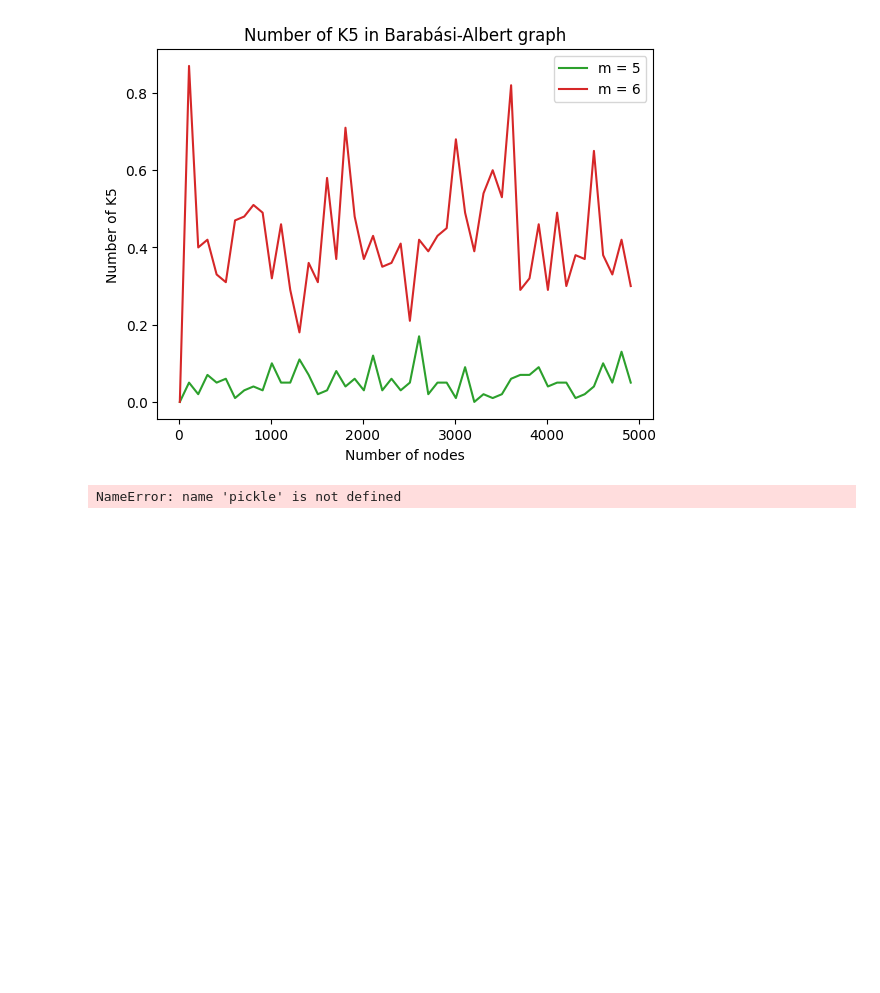
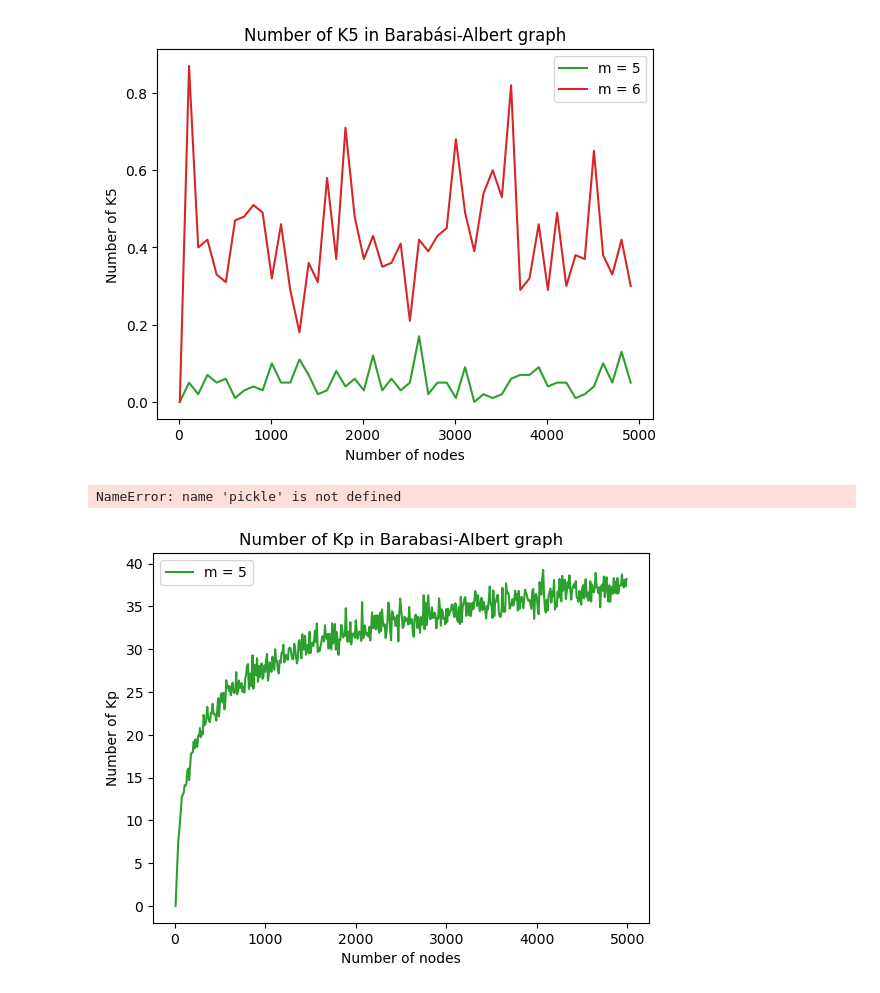
Before and after one commit to karoljanic/preferential-colouring-of-random-graphs, a Jupyter notebook: preferential-colouring-of-random-graphs.ipynb, the cells around one changed output. Cells and saved outputs as stored; diff of their text form; code cells hidden in the pictures; blank space fills up the shorter version.

```diff
--- a/preferential-colouring-of-random-graphs.ipynb
+++ b/preferential-colouring-of-random-graphs.ipynb
@@ -791,3 +791,39 @@ plt.legend()
 plt.show()
 # %% [output]
 NameError: name 'pickle' is not defined
+# %%
+COLORS = ["#1f77b4", "#ff7f0e", "#2ca02c", "#d62728", "#9467bd", "#8c564b", "#e377c2", "#7f7f7f", "#bcbd22", "#17becf"]
+
+p = 4
+c = 300000
+reps = 10
+
+def kp_expected_number(p, n, m, c):
+    return (m**p) * (math.log(n)**p) / c
+
+for m in [5]:
+    x = []
+    y = []
+    exp_y = []
+    for n in range(10, 5000, 10):
+        ex = kp_expected_number(p, n, m, c)
+        n_sum = 0
+        for _ in range(reps):
+            G = generate_graph(10, n, m)
+            cycles = nx.cycle_basis(G)
+            total_cycles = len([cycle for cycle in cycles if len(cycle) == p])
+            n_sum += total_cycles / p
+        x.append(n)
+        y.append(n_sum / reps)
+        exp_y.append(ex)
+
+    plt.plot(x, y, label=f'm = {m}', linestyle='-', color=COLORS[m - 3])
+    pickle.dump((x, y), open(f'kp_data_m_{m}_xyz.pkl', 'wb'))
+    # plt.plot(x, exp_y, label=f'Expected m = {m}', linestyle='--', color=COLORS[m - 3])
+plt.title("Number of Kp in Barabasi-Albert graph")
+plt.xlabel("Number of nodes")
+plt.ylabel("Number of Kp")
+plt.legend()
+plt.show()
+# %% [output]
+[figure, added]
```
Also changed, not shown: parts of 5 cells of this notebook.
